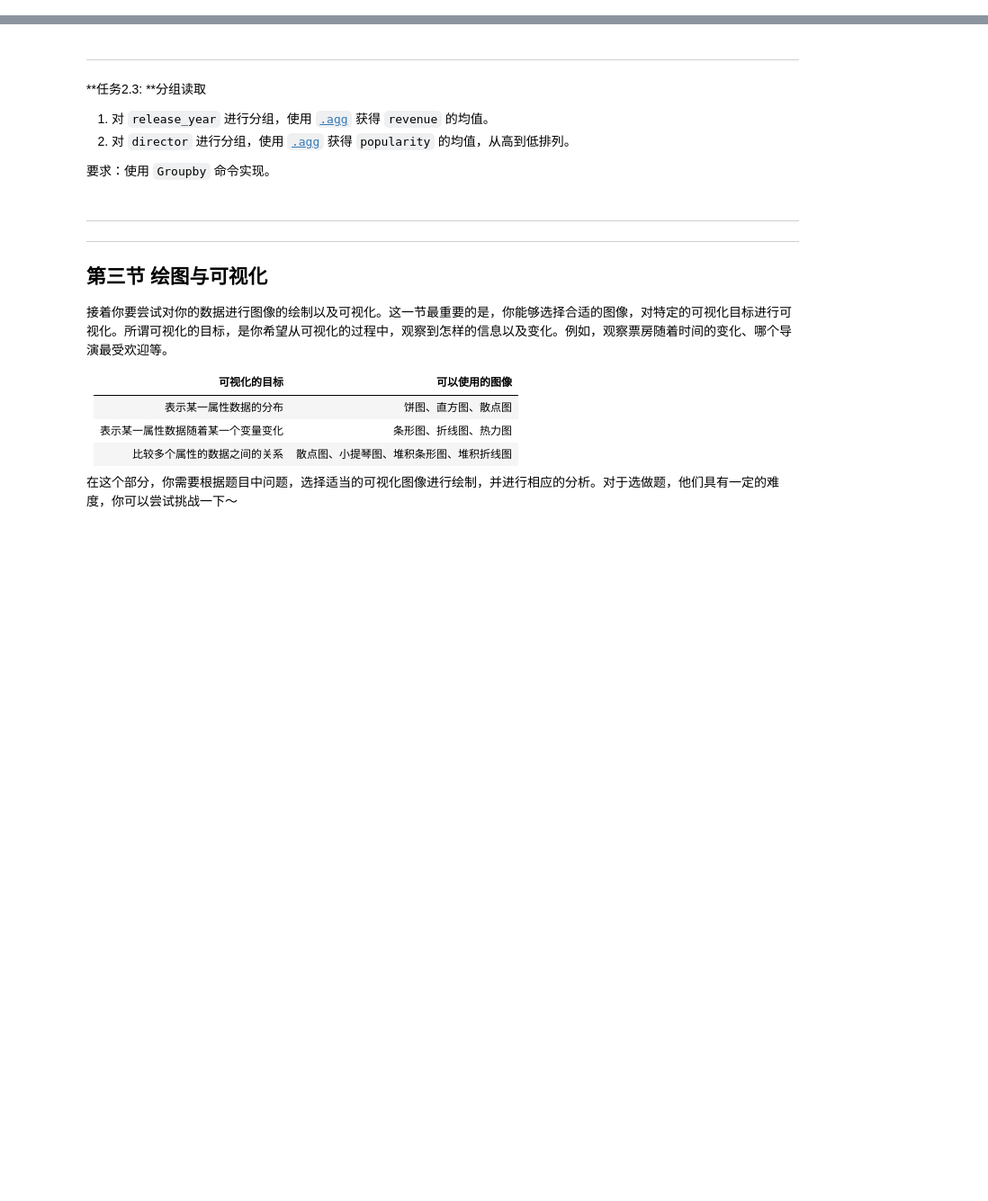
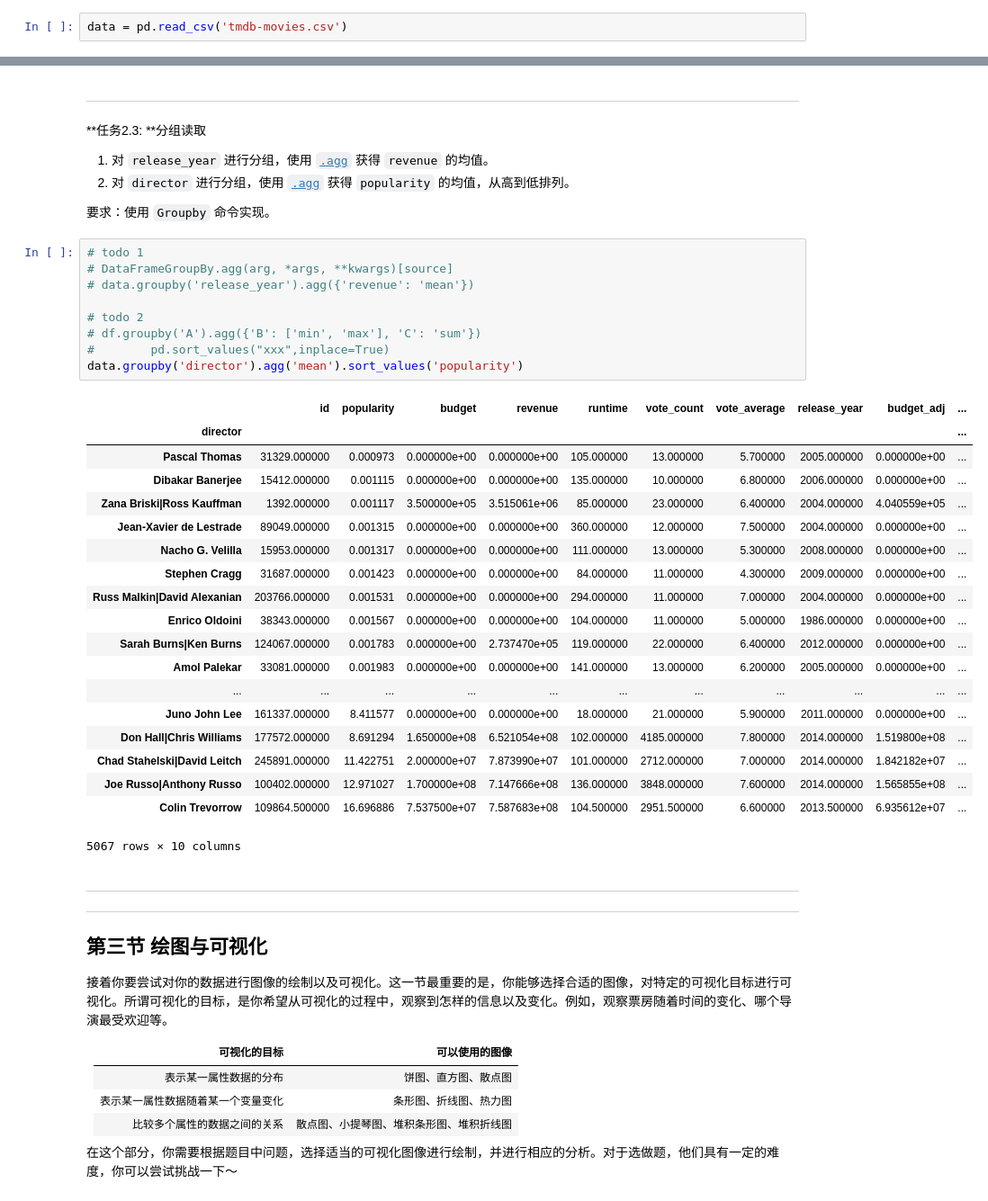
Before and after one commit to LinearPi/code_file, a Jupyter notebook: AIPND-cn-master/P2_Explore_Movie_Dataset/Explore Movie Dataset.ipynb, the cells around one changed output, grey strips where cells are left out. Shown: that part at 90% size. Drawn from its saved outputs; the diff is of its cells as text; blank space fills up the shorter version.

```diff
--- a/AIPND-cn-master/P2_Explore_Movie_Dataset/Explore Movie Dataset.ipynb
+++ b/AIPND-cn-master/P2_Explore_Movie_Dataset/Explore Movie Dataset.ipynb
@@ -45,2 +53,4 @@
 4. 使用 `isnull()` 配合 `.any()` 等方法，来查看各列是否存在空值。
 5. 使用 `.describe()` 方法，看看数据表中数值型的数据是怎么分布的。
+# %%
+data = pd.read_csv('tmdb-movies.csv')
@@ -91,6 +176,35 @@
 2. 对 `director` 进行分组，使用 [`.agg`](http://pandas.pydata.org/pandas-docs/version/0.22/generated/pandas.core.groupby.DataFrameGroupBy.agg.html) 获得 `popularity` 的均值，从高到低排列。
 
 要求：使用 `Groupby` 命令实现。
+# %%
+# todo 1
+# DataFrameGroupBy.agg(arg, *args, **kwargs)[source]
+# data.groupby('release_year').agg({'revenue': 'mean'})
+
+# todo 2
+# df.groupby('A').agg({'B': ['min', 'max'], 'C': 'sum'})
+#        pd.sort_values("xxx",inplace=True)
+data.groupby('director').agg('mean').sort_values('popularity')
+# %% [output]
+|  | id | popularity | budget | revenue | runtime | vote_count | vote_average | release_year | budget_adj | ... |
+| director |  |  |  |  |  |  |  |  |  | ... |
+| Pascal Thomas | 31329.000000 | 0.000973 | 0.000000e+00 | 0.000000e+00 | 105.000000 | 13.000000 | 5.700000 | 2005.000000 | 0.000000e+00 | ... |
+| Dibakar Banerjee | 15412.000000 | 0.001115 | 0.000000e+00 | 0.000000e+00 | 135.000000 | 10.000000 | 6.800000 | 2006.000000 | 0.000000e+00 | ... |
+| Zana Briski|Ross Kauffman | 1392.000000 | 0.001117 | 3.500000e+05 | 3.515061e+06 | 85.000000 | 23.000000 | 6.400000 | 2004.000000 | 4.040559e+05 | ... |
+| Jean-Xavier de Lestrade | 89049.000000 | 0.001315 | 0.000000e+00 | 0.000000e+00 | 360.000000 | 12.000000 | 7.500000 | 2004.000000 | 0.000000e+00 | ... |
+| Nacho G. Velilla | 15953.000000 | 0.001317 | 0.000000e+00 | 0.000000e+00 | 111.000000 | 13.000000 | 5.300000 | 2008.000000 | 0.000000e+00 | ... |
+| Stephen Cragg | 31687.000000 | 0.001423 | 0.000000e+00 | 0.000000e+00 | 84.000000 | 11.000000 | 4.300000 | 2009.000000 | 0.000000e+00 | ... |
+| Russ Malkin|David Alexanian | 203766.000000 | 0.001531 | 0.000000e+00 | 0.000000e+00 | 294.000000 | 11.000000 | 7.000000 | 2004.000000 | 0.000000e+00 | ... |
+| Enrico Oldoini | 38343.000000 | 0.001567 | 0.000000e+00 | 0.000000e+00 | 104.000000 | 11.000000 | 5.000000 | 1986.000000 | 0.000000e+00 | ... |
+| Sarah Burns|Ken Burns | 124067.000000 | 0.001783 | 0.000000e+00 | 2.737470e+05 | 119.000000 | 22.000000 | 6.400000 | 2012.000000 | 0.000000e+00 | ... |
+| Amol Palekar | 33081.000000 | 0.001983 | 0.000000e+00 | 0.000000e+00 | 141.000000 | 13.000000 | 6.200000 | 2005.000000 | 0.000000e+00 | ... |
+| ... | ... | ... | ... | ... | ... | ... | ... | ... | ... | ... |
+| Juno John Lee | 161337.000000 | 8.411577 | 0.000000e+00 | 0.000000e+00 | 18.000000 | 21.000000 | 5.900000 | 2011.000000 | 0.000000e+00 | ... |
+| Don Hall|Chris Williams | 177572.000000 | 8.691294 | 1.650000e+08 | 6.521054e+08 | 102.000000 | 4185.000000 | 7.800000 | 2014.000000 | 1.519800e+08 | ... |
+| Chad Stahelski|David Leitch | 245891.000000 | 11.422751 | 2.000000e+07 | 7.873990e+07 | 101.000000 | 2712.000000 | 7.000000 | 2014.000000 | 1.842182e+07 | ... |
+| Joe Russo|Anthony Russo | 100402.000000 | 12.971027 | 1.700000e+08 | 7.147666e+08 | 136.000000 | 3848.000000 | 7.600000 | 2014.000000 | 1.565855e+08 | ... |
+| Colin Trevorrow | 109864.500000 | 16.696886 | 7.537500e+07 | 7.587683e+08 | 104.500000 | 2951.500000 | 6.600000 | 2013.500000 | 6.935612e+07 | ... |
+5067 rows × 10 columns
 # %% [markdown]
 ---
 
```
Also changed, not shown: parts of 8 cells of this notebook, 4 other files.
